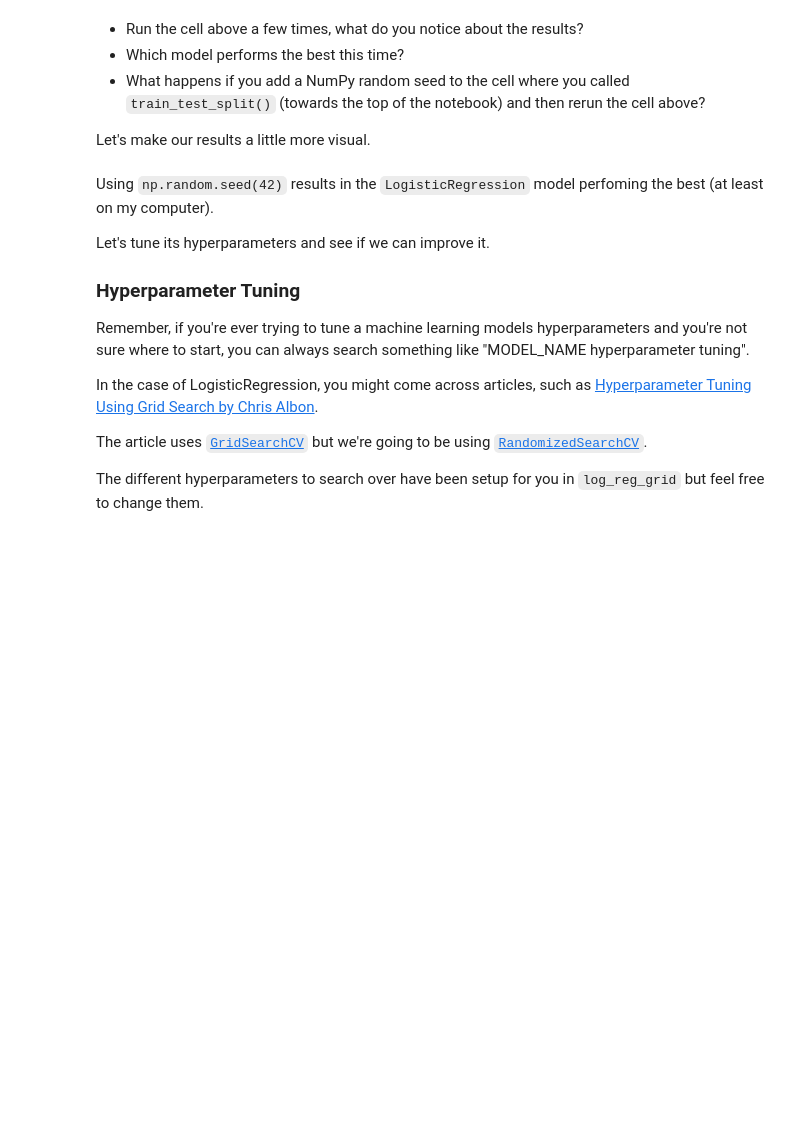
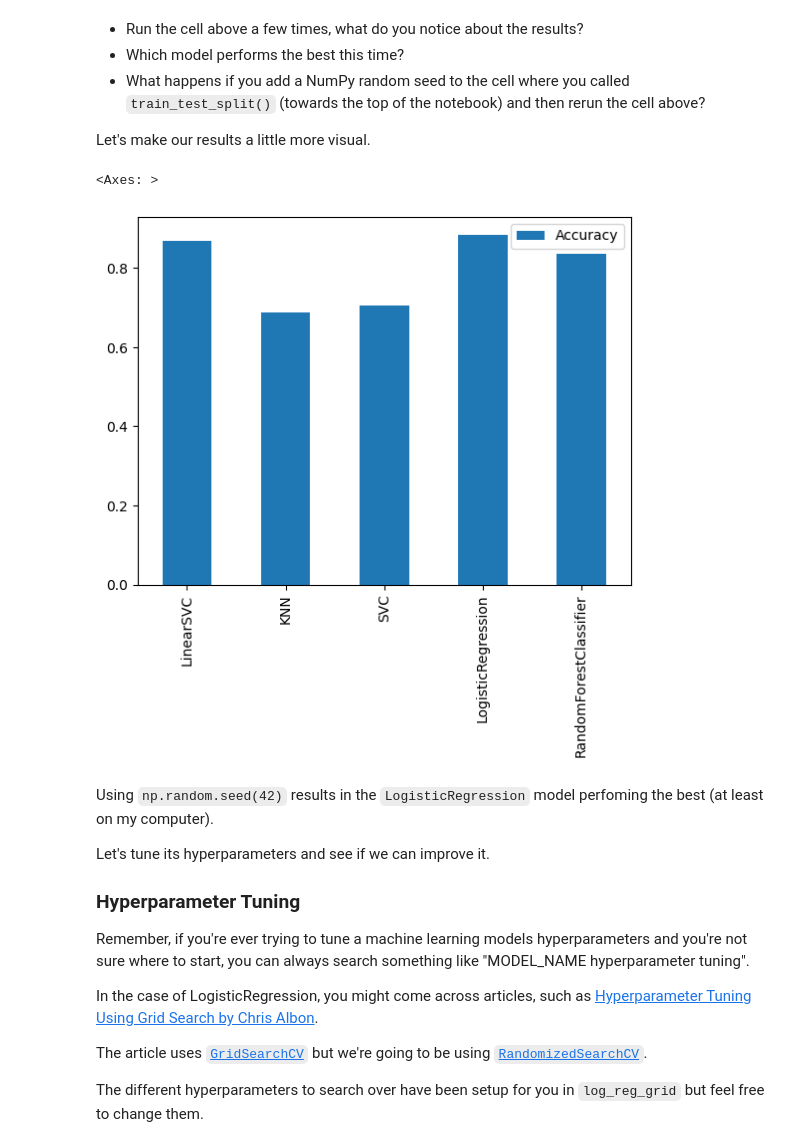
Before and after one commit to TherealOneC/zero-to-mastery-ml, a Jupyter notebook: section-2-data-science-and-ml-tools/scikit-learn-exercises.ipynb, the cells around one changed output. Drawn from its saved outputs; the diff is of its cells as text; code cells hidden in the pictures; blank space fills up the shorter version.

```diff
--- a/section-2-data-science-and-ml-tools/scikit-learn-exercises.ipynb
+++ b/section-2-data-science-and-ml-tools/scikit-learn-exercises.ipynb
@@ -202,13 +204,13 @@ models = {"LinearSVC": LinearSVC(),
           "RandomForestClassifier": RandomForestClassifier()}
 
 # Create an empty dictionary called results
-results = ###
+results = {}
 # %% [markdown]
 Since each model we're using has the same `fit()` and `score()` functions, we can loop through our models dictionary and, call `fit()` on the training data and then call `score()` with the test data.
 # %%
 # EXAMPLE: Looping through example_dict fitting and scoring the model
 example_results = {}
-for model_name, model in example_dict.items():
+for model_name, model in models.items():
     model.fit(X_train, y_train)
     example_results[model_name] = model.score(X_test, y_test)
 
@@ -217,9 +232,9 @@ example_results
 # %%
 # Loop through the models dictionary items, fitting the model on the training data
 # and appending the model name and model score on the test data to the results dictionary
-for model_name, model in ###:
-    model.fit(###)
-    results[model_name] = model.score(###)
+for model_name, model in models.items():
+    model.fit(X_train,y_train)
+    results[model_name] = model.score(X_test,y_test)
 
 # View the results
 results
@@ -252,13 +293,16 @@ Let's make our results a little more visual.
 # %%
 # Create a pandas dataframe with the data as the values of the results dictionary,
 # the index as the keys of the results dictionary and a single column called accuracy.
 # Be sure to save the dataframe to a variable.
-results_df = pd.DataFrame(results.###(),
-                          results.###(),
-                          columns=[####])
+results_df = pd.DataFrame(results.values(),
+                          results.keys(),
+                          columns=['Accuracy'])
 
 # Create a bar plot of the results dataframe using plot.bar()
-###
+results_df.plot.bar()
+# %% [output]
+<Axes: >
+[figure, added]
 # %% [markdown]
 Using `np.random.seed(42)` results in the `LogisticRegression` model perfoming the best (at least on my computer).
 
```
Also changed, not shown: parts of 5 cells of this notebook.
